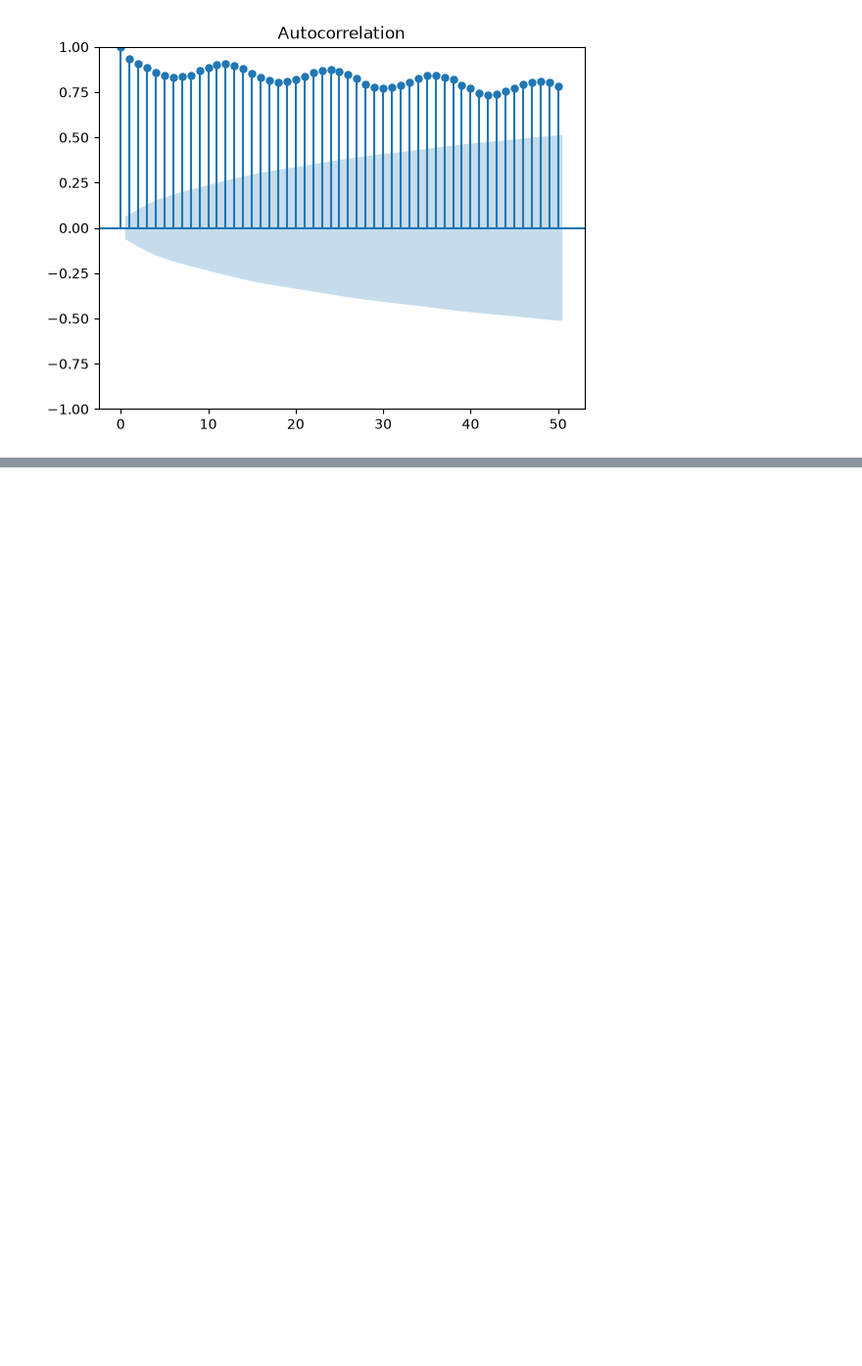
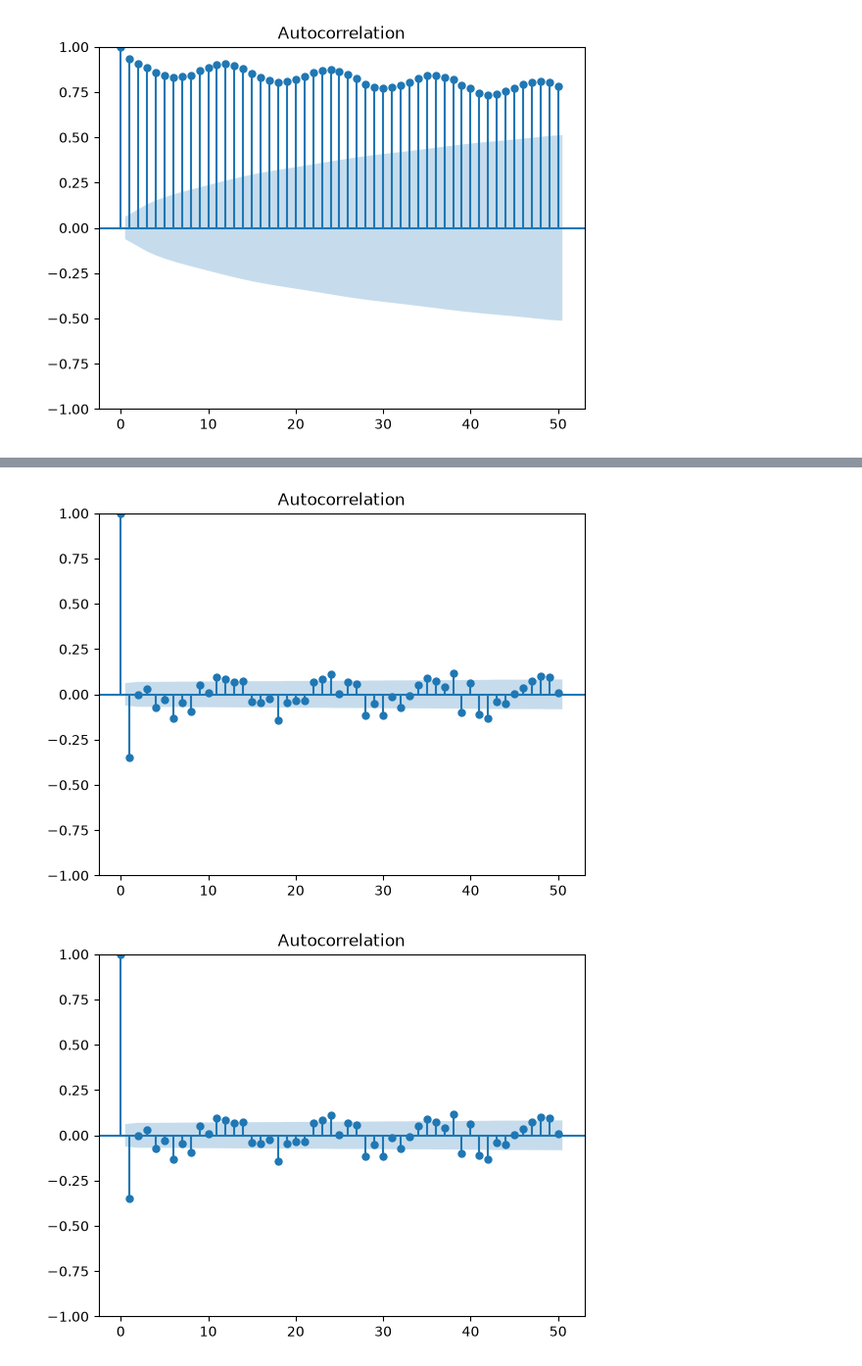
Before and after one commit to Rodeffs/Master1_Programming, a Jupyter notebook: Time_Series/03_lab/03_lab.ipynb, the cells around one changed output, grey strips where cells are left out. Shown at 98% size. Cells and saved outputs as stored; diff of their text form; code cells hidden in the pictures; blank space fills up the shorter version.

```diff
--- a/Time_Series/03_lab/03_lab.ipynb
+++ b/Time_Series/03_lab/03_lab.ipynb
@@ -70,0 +191,5 @@ plot_acf(df, lags=50)
+# %%
+plot_acf(df_diff, lags=50)
+# %% [output]
+[figure, added]
+[figure, added]
```
Also changed, not shown: parts of 52 cells of this notebook.
